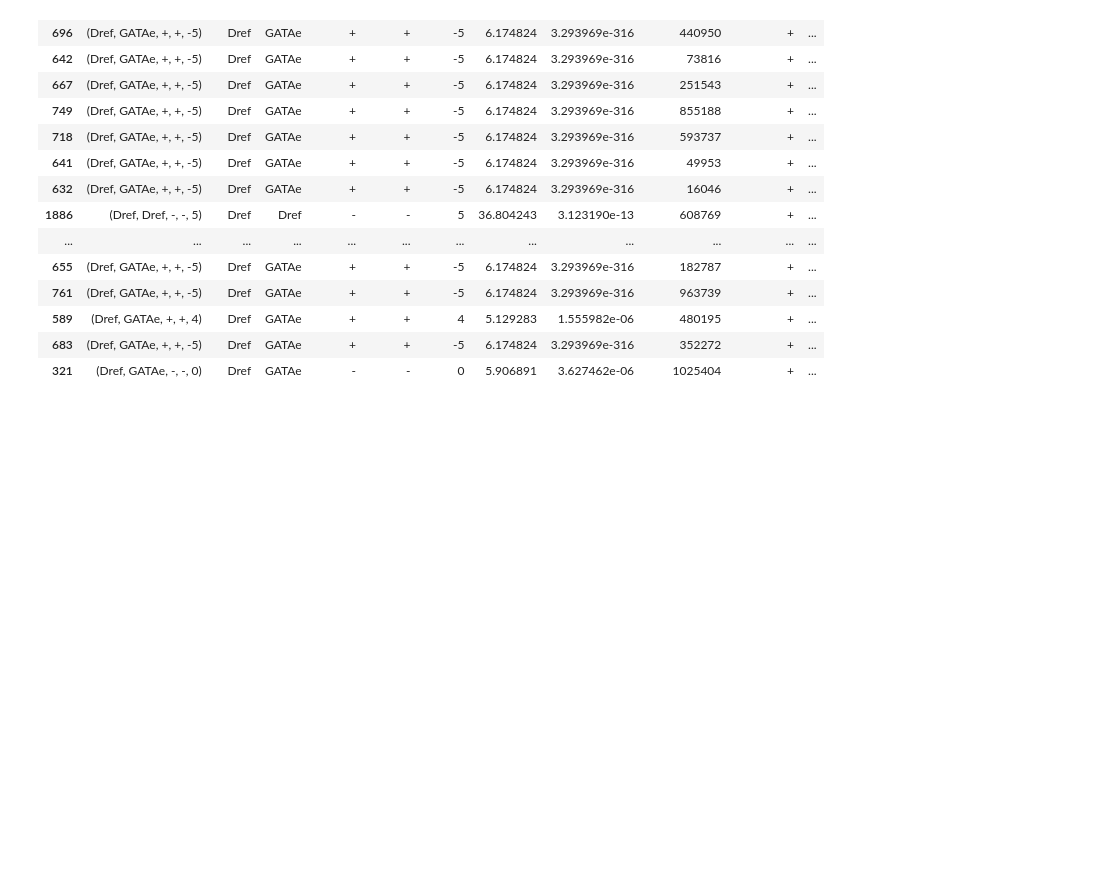
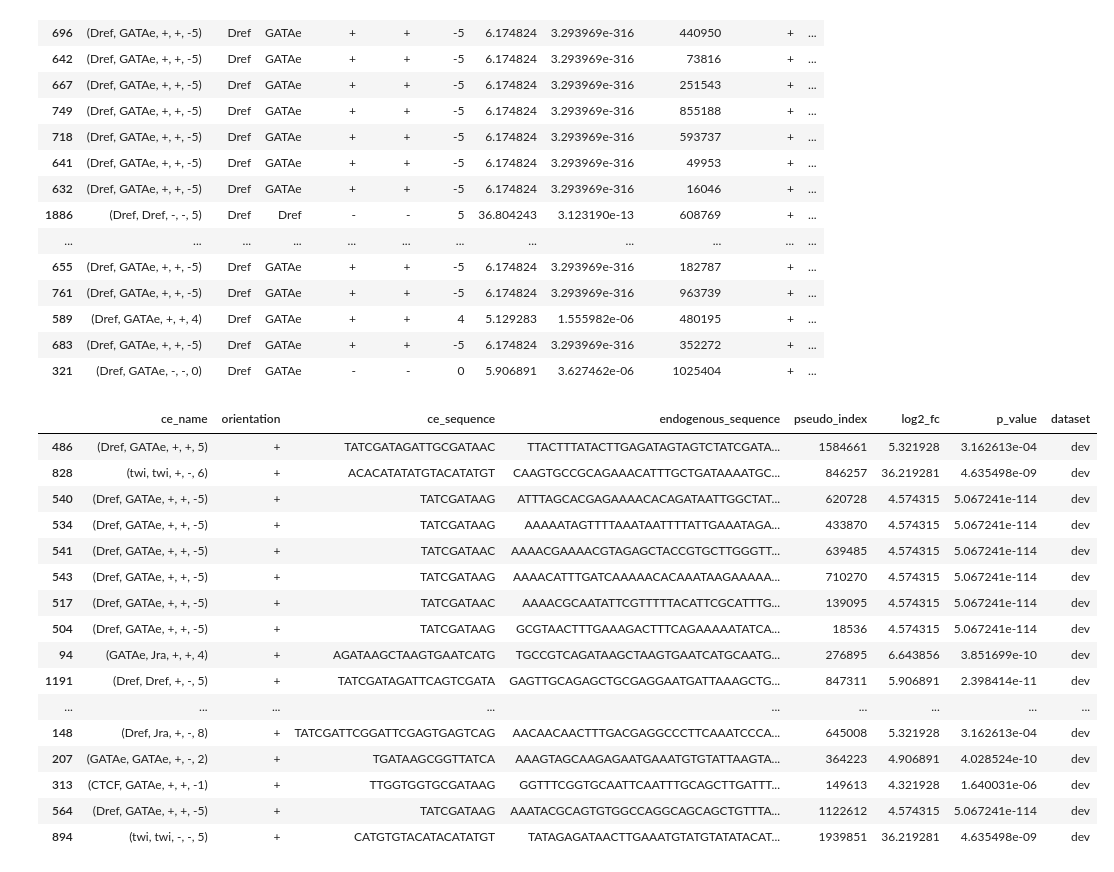
Before and after one commit to pabmantilla/Designing-STARR-seq-Library, a Jupyter notebook: Library_Selection/EvoAug_CEseek_final.ipynb, the cells around one changed output. Drawn from its saved outputs; the diff is of its cells as text; code cells hidden in the pictures; blank space fills up the shorter version.

```diff
--- a/Library_Selection/EvoAug_CEseek_final.ipynb
+++ b/Library_Selection/EvoAug_CEseek_final.ipynb
@@ -828,6 +828,30 @@ hk_sequences_df.head(20)
 | 589 | (Dref, GATAe, +, +, 4) | Dref | GATAe | + | + | 4 | 5.129283 | 1.555982e-06 | 480195 | + | ... |
 | 683 | (Dref, GATAe, +, +, -5) | Dref | GATAe | + | + | -5 | 6.174824 | 3.293969e-316 | 352272 | + | ... |
 | 321 | (Dref, GATAe, -, -, 0) | Dref | GATAe | - | - | 0 | 5.906891 | 3.627462e-06 | 1025404 | + | ... |
+# %%
+# Save dfs with only neccesary columns
+dev_sequences_df = dev_sequences_df[['ce_name', 'orientation', 'ce_sequence', 'endogenous_sequence', 'pseudo_index', 'log2_fc', 'p_value', 'dataset']]
+hk_sequences_df = hk_sequences_df[['ce_name', 'orientation', 'ce_sequence', 'endogenous_sequence', 'pseudo_index', 'log2_fc', 'p_value', 'dataset']]
+# %%
+dev_sequences_df.head(20)
+# %% [output]
+|  | ce_name | orientation | ce_sequence | endogenous_sequence | pseudo_index | log2_fc | p_value | dataset |
+| 486 | (Dref, GATAe, +, +, 5) | + | TATCGATAGATTGCGATAAC | TTACTTTATACTTGAGATAGTAGTCTATCGATA... | 1584661 | 5.321928 | 3.162613e-04 | dev |
+| 828 | (twi, twi, +, -, 6) | + | ACACATATATGTACATATGT | CAAGTGCCGCAGAAACATTTGCTGATAAAATGC... | 846257 | 36.219281 | 4.635498e-09 | dev |
+| 540 | (Dref, GATAe, +, +, -5) | + | TATCGATAAG | ATTTAGCACGAGAAAACACAGATAATTGGCTAT... | 620728 | 4.574315 | 5.067241e-114 | dev |
+| 534 | (Dref, GATAe, +, +, -5) | + | TATCGATAAG | AAAAATAGTTTTAAATAATTTTATTGAAATAGA... | 433870 | 4.574315 | 5.067241e-114 | dev |
+| 541 | (Dref, GATAe, +, +, -5) | + | TATCGATAAC | AAAACGAAAACGTAGAGCTACCGTGCTTGGGTT... | 639485 | 4.574315 | 5.067241e-114 | dev |
+| 543 | (Dref, GATAe, +, +, -5) | + | TATCGATAAG | AAAACATTTGATCAAAAACACAAATAAGAAAAA... | 710270 | 4.574315 | 5.067241e-114 | dev |
+| 517 | (Dref, GATAe, +, +, -5) | + | TATCGATAAC | AAAACGCAATATTCGTTTTTACATTCGCATTTG... | 139095 | 4.574315 | 5.067241e-114 | dev |
+| 504 | (Dref, GATAe, +, +, -5) | + | TATCGATAAG | GCGTAACTTTGAAAGACTTTCAGAAAAATATCA... | 18536 | 4.574315 | 5.067241e-114 | dev |
+| 94 | (GATAe, Jra, +, +, 4) | + | AGATAAGCTAAGTGAATCATG | TGCCGTCAGATAAGCTAAGTGAATCATGCAATG... | 276895 | 6.643856 | 3.851699e-10 | dev |
+| 1191 | (Dref, Dref, +, -, 5) | + | TATCGATAGATTCAGTCGATA | GAGTTGCAGAGCTGCGAGGAATGATTAAAGCTG... | 847311 | 5.906891 | 2.398414e-11 | dev |
+| ... | ... | ... | ... | ... | ... | ... | ... | ... |
+| 148 | (Dref, Jra, +, -, 8) | + | TATCGATTCGGATTCGAGTGAGTCAG | AACAACAACTTTGACGAGGCCCTTCAAATCCCA... | 645008 | 5.321928 | 3.162613e-04 | dev |
+| 207 | (GATAe, GATAe, +, -, 2) | + | TGATAAGCGGTTATCA | AAAGTAGCAAGAGAATGAAATGTGTATTAAGTA... | 364223 | 4.906891 | 4.028524e-10 | dev |
+| 313 | (CTCF, GATAe, +, +, -1) | + | TTGGTGGTGCGATAAG | GGTTTCGGTGCAATTCAATTTGCAGCTTGATTT... | 149613 | 4.321928 | 1.640031e-06 | dev |
+| 564 | (Dref, GATAe, +, +, -5) | + | TATCGATAAG | AAATACGCAGTGTGGCCAGGCAGCAGCTGTTTA... | 1122612 | 4.574315 | 5.067241e-114 | dev |
+| 894 | (twi, twi, -, -, 5) | + | CATGTGTACATACATATGT | TATAGAGATAACTTGAAATGTATGTATATACAT... | 1939851 | 36.219281 | 4.635498e-09 | dev |
 # %%
 ## Final save for dfs
 dev_sequences_df.to_csv('Libraries/Dev_CEseek_sequences.csv', index=False)
```
Also changed, not shown: 1 other file.
